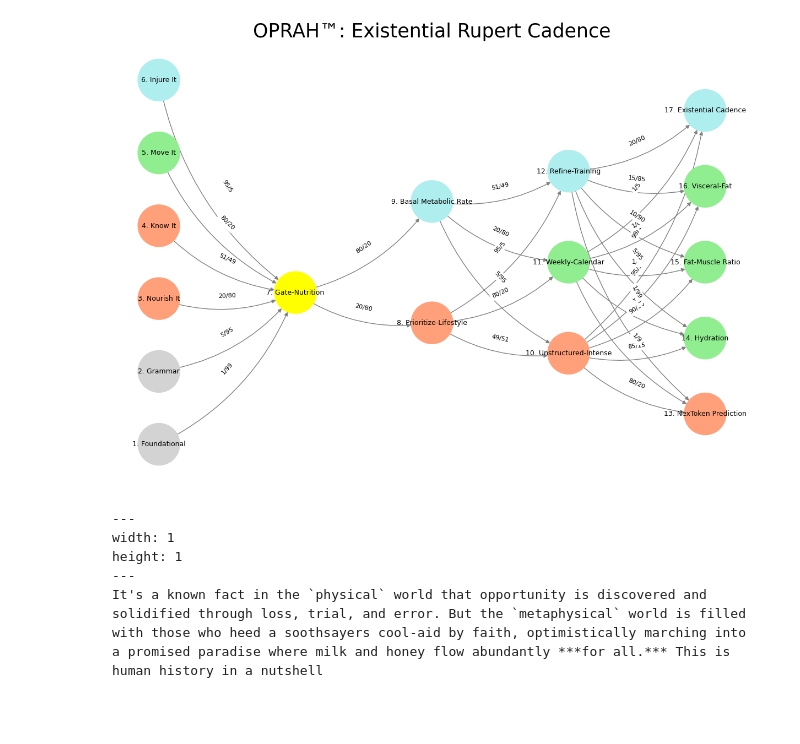
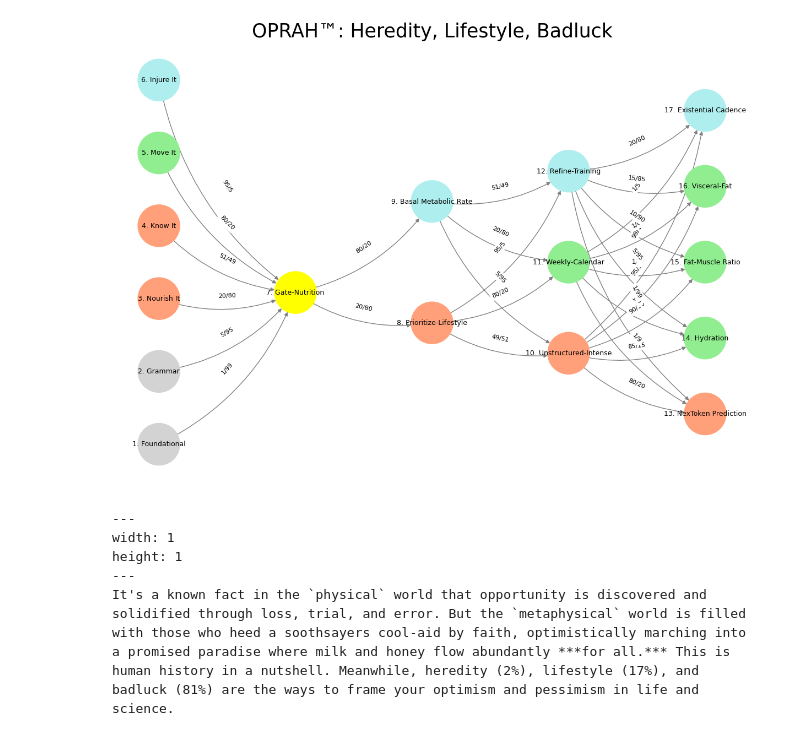
Before and after one commit to abikesa/noise-signal, a Jupyter notebook: kitabo/ensi/_build/jupyter_execute/act2/chapter2.ipynb, the cells around one changed output. Saved outputs shown, nothing was run; the diff lists cells and outputs as text; code cells hidden in the pictures; blank space fills up the shorter version.

Commit message:
optimism and pessimism

````diff
--- a/kitabo/ensi/_build/jupyter_execute/act2/chapter2.ipynb
+++ b/kitabo/ensi/_build/jupyter_execute/act2/chapter2.ipynb
@@ -104,40 +111,40 @@ def visualize_nn():
     # Add nodes with new numbered labels and assign positions
     for i, (layer_name, nodes) in enumerate(layers.items()):
         positions = calculate_positions(nodes, x_offset=i * 2)
         for node, position in zip(nodes, positions):
             new_node = mapping[node]
             G.add_node(new_node, layer=layer_name)
             pos[new_node] = position
             node_colors.append(colors.get(node, 'lightgray'))
 
     # Add edges with updated node labels
     for (source, target), weight in edges.items():
         if source in mapping and target in mapping:
             new_source = mapping[source]
             new_target = mapping[target]
             G.add_edge(new_source, new_target, weight=weight)
 
     # Draw the graph
     plt.figure(figsize=(12, 8))
     edges_labels = {(u, v): d["weight"] for u, v, d in G.edges(data=True)}
 
     nx.draw(
         G, pos, with_labels=True, node_color=node_colors, edge_color='gray',
         node_size=3000, font_size=9, connectionstyle="arc3,rad=0.2"
     )
     nx.draw_networkx_edge_labels(G, pos, edge_labels=edges_labels, font_size=8)
-    plt.title("OPRAH™: Existential Rupert Cadence", fontsize=25)
+    plt.title("OPRAH™: Heredity, Lifestyle, Badluck", fontsize=25)
     plt.show()
 
 # Run the visualization
 visualize_nn()
 # %% [output]
-[figure, old version]
+[figure, new version]
 # %% [markdown]
 ```{figure} ../figures/blanche.*
 ---
 width: 1
 height: 1
 ---
-It's a known fact in the `physical` world that opportunity is discovered and solidified through loss, trial, and error. But the `metaphysical` world is filled with those who heed a soothsayers cool-aid by faith, optimistically marching into a promised paradise where milk and honey flow abundantly ***for all.*** This is human history in a nutshell
+It's a known fact in the `physical` world that opportunity is discovered and solidified through loss, trial, and error. But the `metaphysical` world is filled with those who heed a soothsayers cool-aid by faith, optimistically marching into a promised paradise where milk and honey flow abundantly ***for all.*** This is human history in a nutshell. Meanwhile, heredity (2%), lifestyle (17%), and badluck (81%) are the ways to frame your optimism and pessimism in life and science.
 ```
````
Also changed, not shown: parts of 2 cells of this notebook, 6 other files.
